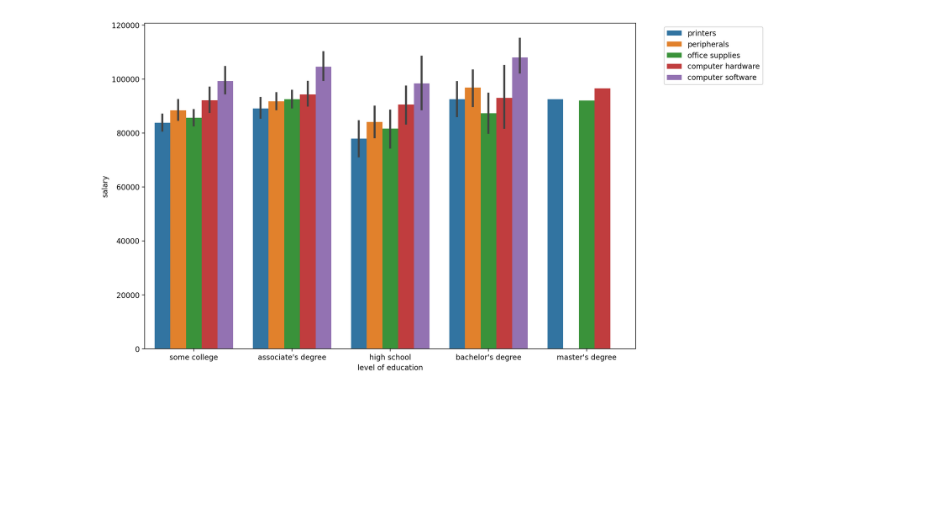
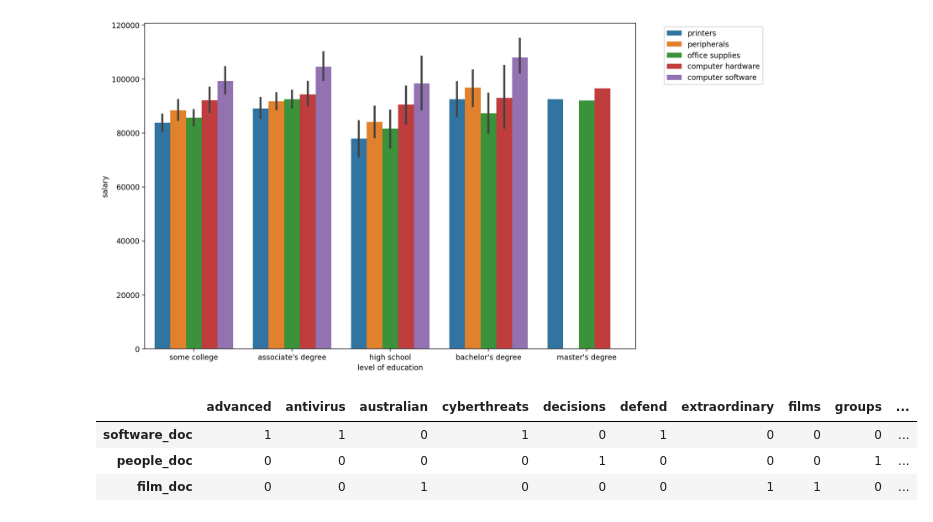
Before and after one commit to rkumar-bengaluru/data-science, a Jupyter notebook: 05-Seaborn/sns_histrogram.ipynb, the cells around one changed output. Drawn from its saved outputs; the diff is of its cells as text; code cells hidden in the pictures; blank space fills up the shorter version.

```diff
--- a/05-Seaborn/sns_histrogram.ipynb
+++ b/05-Seaborn/sns_histrogram.ipynb
@@ -55,3 +55,19 @@ plt.legend(bbox_to_anchor=(1.05,1))
 # %% [output]
 <matplotlib.legend.Legend at 0x...>
 [figure]
+# %%
+from sklearn.feature_extraction.text import CountVectorizer
+import pandas as pd
+text = ['Advanced antivirus software defend cyberthreats ',
+        'people living in groups make decisions',
+        'extraordinary year australian films']
+coun_vect = CountVectorizer()
+count_matrix = coun_vect.fit_transform(text)
+count_array = count_matrix.toarray()
+df = pd.DataFrame(data=count_array,columns = coun_vect.get_feature_names(),index=['software_doc','people_doc','film_doc'])
+df.head()
+# %% [output]
+|  | advanced | antivirus | australian | cyberthreats | decisions | defend | extraordinary | films | groups | ... |
+| software_doc | 1 | 1 | 0 | 1 | 0 | 1 | 0 | 0 | 0 | ... |
+| people_doc | 0 | 0 | 0 | 0 | 1 | 0 | 0 | 0 | 1 | ... |
+| film_doc | 0 | 0 | 1 | 0 | 0 | 0 | 1 | 1 | 0 | ... |
```
Also changed, not shown: parts of 2 cells of this notebook, 3 other files.
